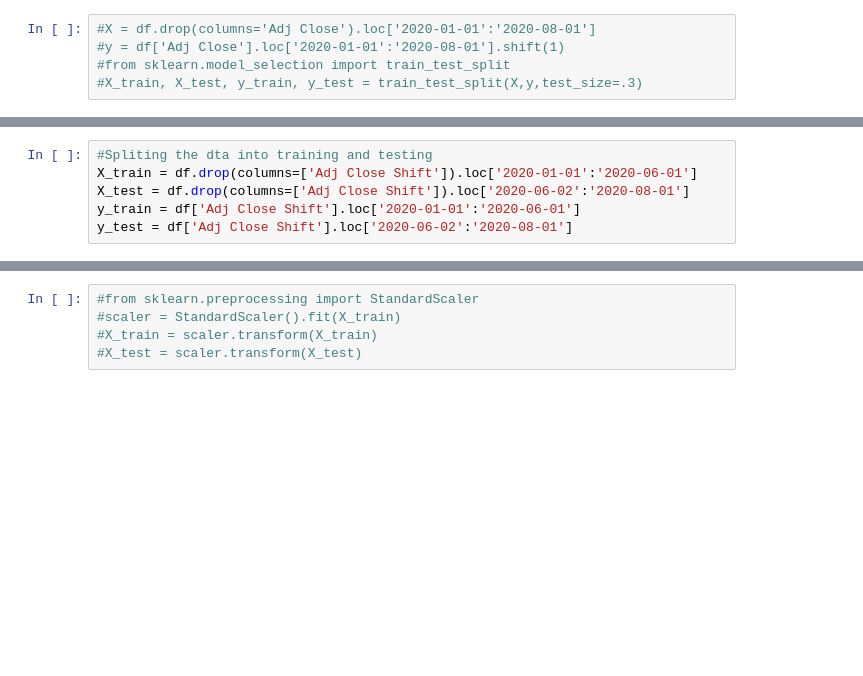
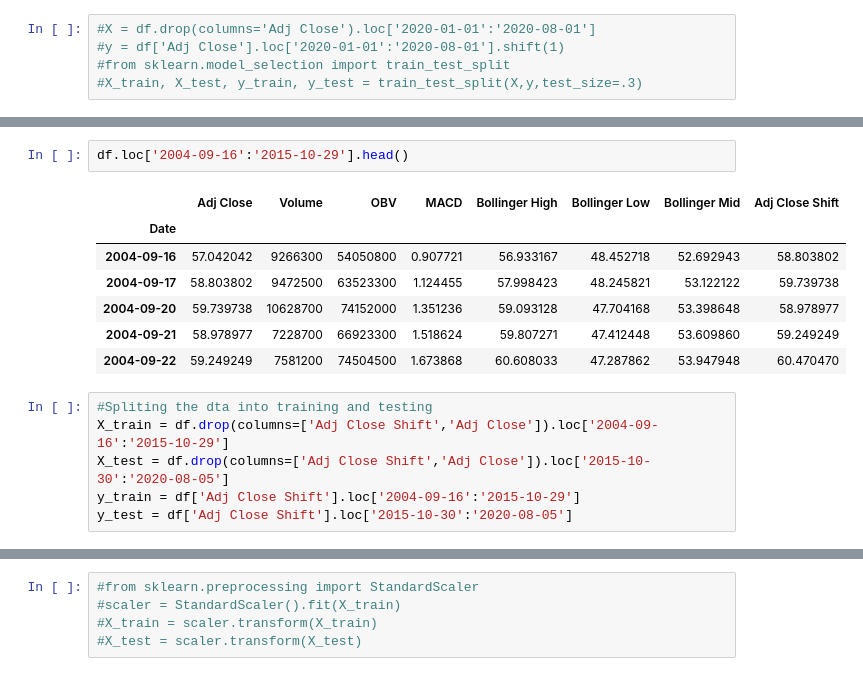
Before and after one commit to jcodedata13/Springboard, a Jupyter notebook: Capstone Two Project - Stock Prediction Time Series.ipynb, the cells around one changed output, grey strips where cells are left out. Saved outputs shown, nothing was run; the diff lists cells and outputs as text; blank space fills up the shorter version.

```diff
--- a/Capstone Two Project - Stock Prediction Time Series.ipynb
+++ b/Capstone Two Project - Stock Prediction Time Series.ipynb
@@ -273,9 +286,19 @@ df.loc['2020-01-01':'2020-06-01'].head()
+# %%
+df.loc['2004-09-16':'2015-10-29'].head()
+# %% [output]
+|  | Adj Close | Volume | OBV | MACD | Bollinger High | Bollinger Low | Bollinger Mid | Adj Close Shift |
+| Date |  |  |  |  |  |  |  |  |
+| 2004-09-16 | 57.042042 | 9266300 | 54050800 | 0.907721 | 56.933167 | 48.452718 | 52.692943 | 58.803802 |
+| 2004-09-17 | 58.803802 | 9472500 | 63523300 | 1.124455 | 57.998423 | 48.245821 | 53.122122 | 59.739738 |
+| 2004-09-20 | 59.739738 | 10628700 | 74152000 | 1.351236 | 59.093128 | 47.704168 | 53.398648 | 58.978977 |
+| 2004-09-21 | 58.978977 | 7228700 | 66923300 | 1.518624 | 59.807271 | 47.412448 | 53.609860 | 59.249249 |
+| 2004-09-22 | 59.249249 | 7581200 | 74504500 | 1.673868 | 60.608033 | 47.287862 | 53.947948 | 60.470470 |
 # %%
 #Spliting the dta into training and testing
-X_train = df.drop(columns=['Adj Close Shift']).loc['2020-01-01':'2020-06-01']
-X_test = df.drop(columns=['Adj Close Shift']).loc['2020-06-02':'2020-08-01']
-y_train = df['Adj Close Shift'].loc['2020-01-01':'2020-06-01']
-y_test = df['Adj Close Shift'].loc['2020-06-02':'2020-08-01']
+X_train = df.drop(columns=['Adj Close Shift','Adj Close']).loc['2004-09-16':'2015-10-29']
+X_test = df.drop(columns=['Adj Close Shift','Adj Close']).loc['2015-10-30':'2020-08-05']
+y_train = df['Adj Close Shift'].loc['2004-09-16':'2015-10-29']
+y_test = df['Adj Close Shift'].loc['2015-10-30':'2020-08-05']
 # %%
 print(len(X_train))
 print(len(X_test))
```
Also changed, not shown: parts of 7 cells of this notebook.
